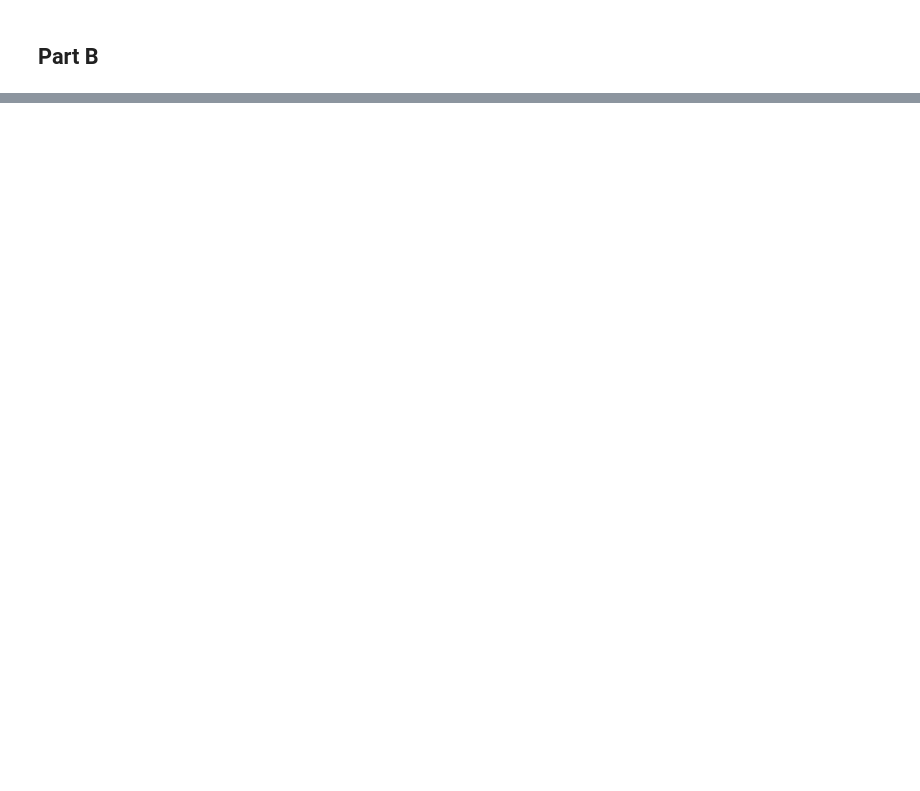
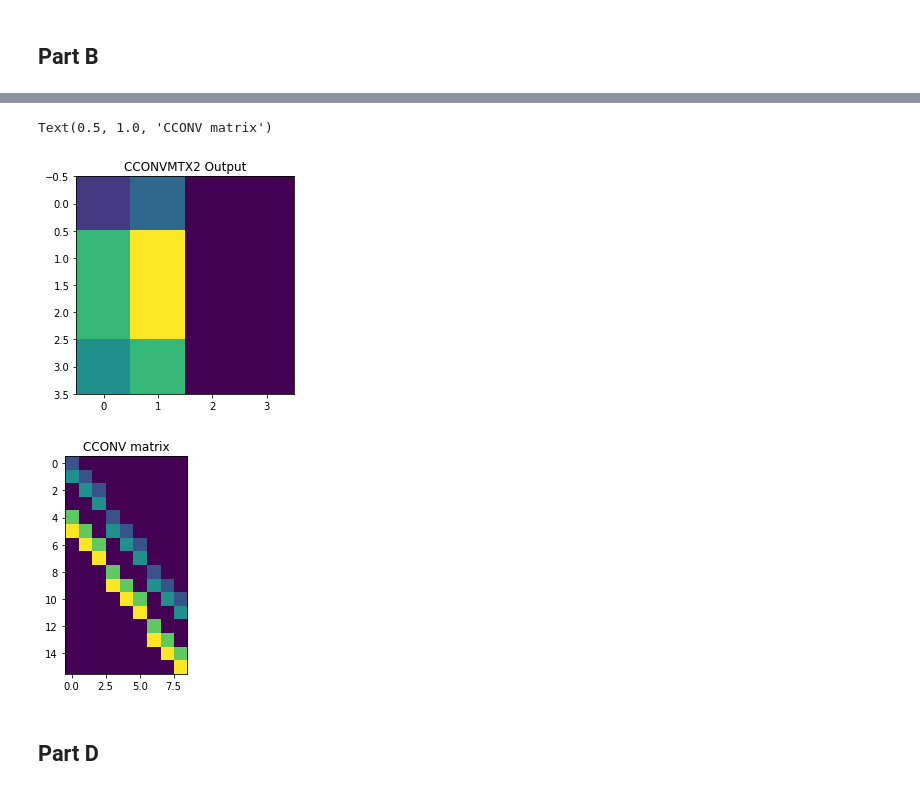
Before and after one commit to masa512/ece558, a Jupyter notebook: set2_problem6.ipynb, the cells around one changed output, grey strips where cells are left out. Cells and saved outputs as stored; diff of their text form; code cells hidden in the pictures; blank space fills up the shorter version.

```diff
--- a/set2_problem6.ipynb
+++ b/set2_problem6.ipynb
@@ -70,0 +156,27 @@ Text(0.5, 1.0, 'Output 2D Array')
+# %%
+def cconvmtx2(H,xdim1,xdim2,N1,N2):
+  basis_vectors = np.diag(np.ones(xdim1*xdim2))
+
+  C = np.array([cconv2(basis_vectors[:,i].reshape((xdim1,xdim2)),H,N1,N2).reshape(-1) for i in range(xdim1*xdim2)]).T
+  return C
+# %%
+N1 = H.shape[0]+X.shape[0]-1
+N2 = H.shape[1]+X.shape[1]-1
+
+C = cconvmtx2(H,X.shape[0],X.shape[1],N1,N2)
+x = X.reshape(-1)
+Y1 = np.reshape(C@x,(N1,N2))
+
+plt.figure()
+plt.imshow(Y1)
+plt.title('CCONVMTX2 Output')
+
+plt.figure()
+plt.imshow(C)
+plt.title('CCONV matrix')
+# %% [output]
+Text(0.5, 1.0, 'CCONV matrix')
+[figure, added]
+[figure, added]
+# %% [markdown]
+## Part D
```
Also changed, not shown: parts of 12 cells of this notebook.
